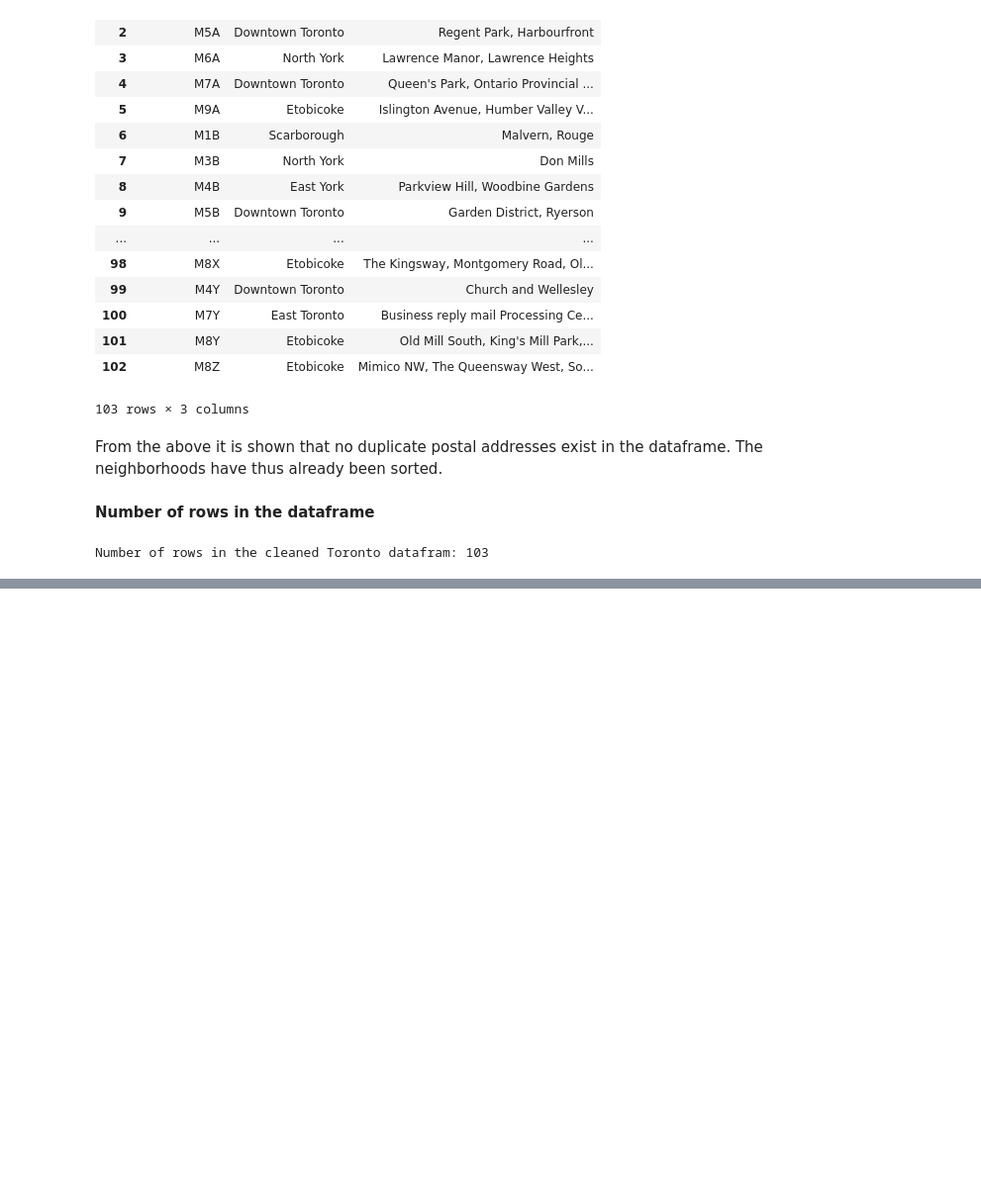
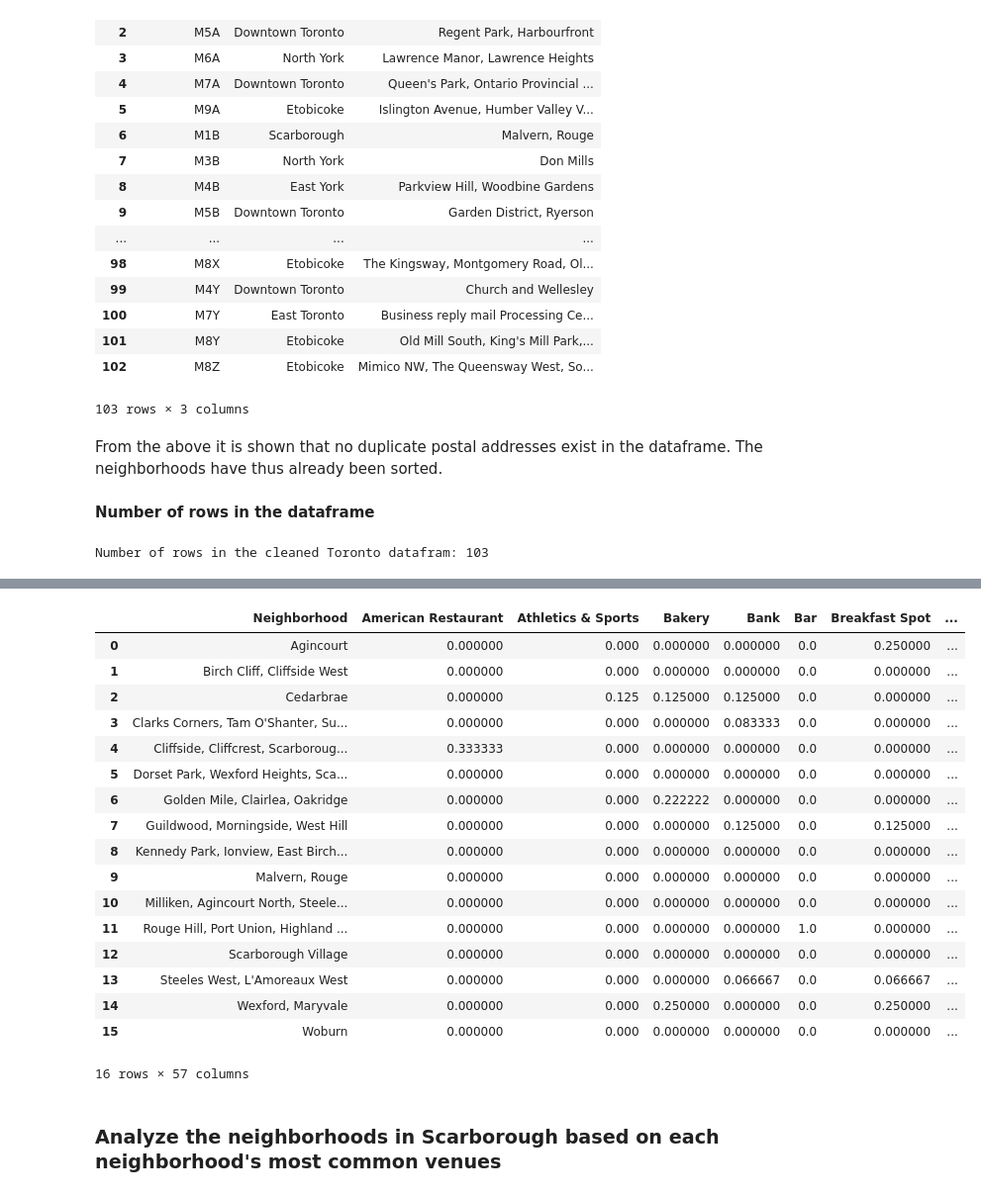
Before and after one commit to VuyoD/Cousera_Capstone, a Jupyter notebook: Clustering Peer-graded Assignment.ipynb, the cells around one changed output, grey strips where cells are left out. Shown: that part at 99% size. Drawn from its saved outputs; the diff is of its cells as text; code cells hidden in the pictures; blank space fills up the shorter version.

```diff
--- a/Clustering Peer-graded Assignment.ipynb
+++ b/Clustering Peer-graded Assignment.ipynb
@@ -112,0 +143,4 @@ Number of rows in the cleaned Toronto datafram: 103
+# %%
+#read the csv file from the url
+LatLong = pd.read_csv('http://cocl.us/Geospatial_data')
+LatLong.head()
@@ -112,0 +213,4 @@ Number of rows in the cleaned Toronto datafram: 103
+# %%
+#create Scarborough datafram
+scar_df = toronto_df[toronto_df['Borough'] == 'Scarborough'].reset_index(drop=True)
+scar_df.head()
@@ -112,0 +271,6 @@ Number of rows in the cleaned Toronto datafram: 103
+# %%
+#venues in the 500m radius of Scarborough
+scar_venues = getNearbyVenues(names=scar_df['Neighborhood'],
+                                   latitudes=scar_df['Latitude'],
+                                   longitudes=scar_df['Longitude']
+                                  )
@@ -112,0 +306,11 @@ Number of rows in the cleaned Toronto datafram: 103
+# %%
+# use the given "one hot encoding" code
+scar_onehot = pd.get_dummies(scar_venues[['Venue Category']], prefix="", prefix_sep="")
+
+
+scar_onehot['Neighborhood'] = scar_venues['Neighborhood']
+
+fixed_columns = [scar_onehot.columns[-1]] + list(scar_onehot.columns[:-1])
+scar_onehot = scar_onehot[fixed_columns]
+
+scar_onehot.head()
@@ -112,0 +325,25 @@ Number of rows in the cleaned Toronto datafram: 103
+# %%
+#Get the avaerage occurrence of each venue category per neighborhood
+scar_grouped = scar_onehot.groupby('Neighborhood').mean().reset_index()
+scar_grouped
+# %% [output]
+|  | Neighborhood | American Restaurant | Athletics & Sports | Bakery | Bank | Bar | Breakfast Spot | ... |
+| 0 | Agincourt | 0.000000 | 0.000 | 0.000000 | 0.000000 | 0.0 | 0.250000 | ... |
+| 1 | Birch Cliff, Cliffside West | 0.000000 | 0.000 | 0.000000 | 0.000000 | 0.0 | 0.000000 | ... |
+| 2 | Cedarbrae | 0.000000 | 0.125 | 0.125000 | 0.125000 | 0.0 | 0.000000 | ... |
+| 3 | Clarks Corners, Tam O'Shanter, Su... | 0.000000 | 0.000 | 0.000000 | 0.083333 | 0.0 | 0.000000 | ... |
+| 4 | Cliffside, Cliffcrest, Scarboroug... | 0.333333 | 0.000 | 0.000000 | 0.000000 | 0.0 | 0.000000 | ... |
+| 5 | Dorset Park, Wexford Heights, Sca... | 0.000000 | 0.000 | 0.000000 | 0.000000 | 0.0 | 0.000000 | ... |
+| 6 | Golden Mile, Clairlea, Oakridge | 0.000000 | 0.000 | 0.222222 | 0.000000 | 0.0 | 0.000000 | ... |
+| 7 | Guildwood, Morningside, West Hill | 0.000000 | 0.000 | 0.000000 | 0.125000 | 0.0 | 0.125000 | ... |
+| 8 | Kennedy Park, Ionview, East Birch... | 0.000000 | 0.000 | 0.000000 | 0.000000 | 0.0 | 0.000000 | ... |
+| 9 | Malvern, Rouge | 0.000000 | 0.000 | 0.000000 | 0.000000 | 0.0 | 0.000000 | ... |
+| 10 | Milliken, Agincourt North, Steele... | 0.000000 | 0.000 | 0.000000 | 0.000000 | 0.0 | 0.000000 | ... |
+| 11 | Rouge Hill, Port Union, Highland ... | 0.000000 | 0.000 | 0.000000 | 0.000000 | 1.0 | 0.000000 | ... |
+| 12 | Scarborough Village | 0.000000 | 0.000 | 0.000000 | 0.000000 | 0.0 | 0.000000 | ... |
+| 13 | Steeles West, L'Amoreaux West | 0.000000 | 0.000 | 0.000000 | 0.066667 | 0.0 | 0.066667 | ... |
+| 14 | Wexford, Maryvale | 0.000000 | 0.000 | 0.250000 | 0.000000 | 0.0 | 0.250000 | ... |
+| 15 | Woburn | 0.000000 | 0.000 | 0.000000 | 0.000000 | 0.0 | 0.000000 | ... |
+16 rows × 57 columns
+# %% [markdown]
+### **Analyze the neighborhoods in Scarborough based on each neighborhood's most common venues**
```
Also changed, not shown: parts of 37 cells of this notebook.
